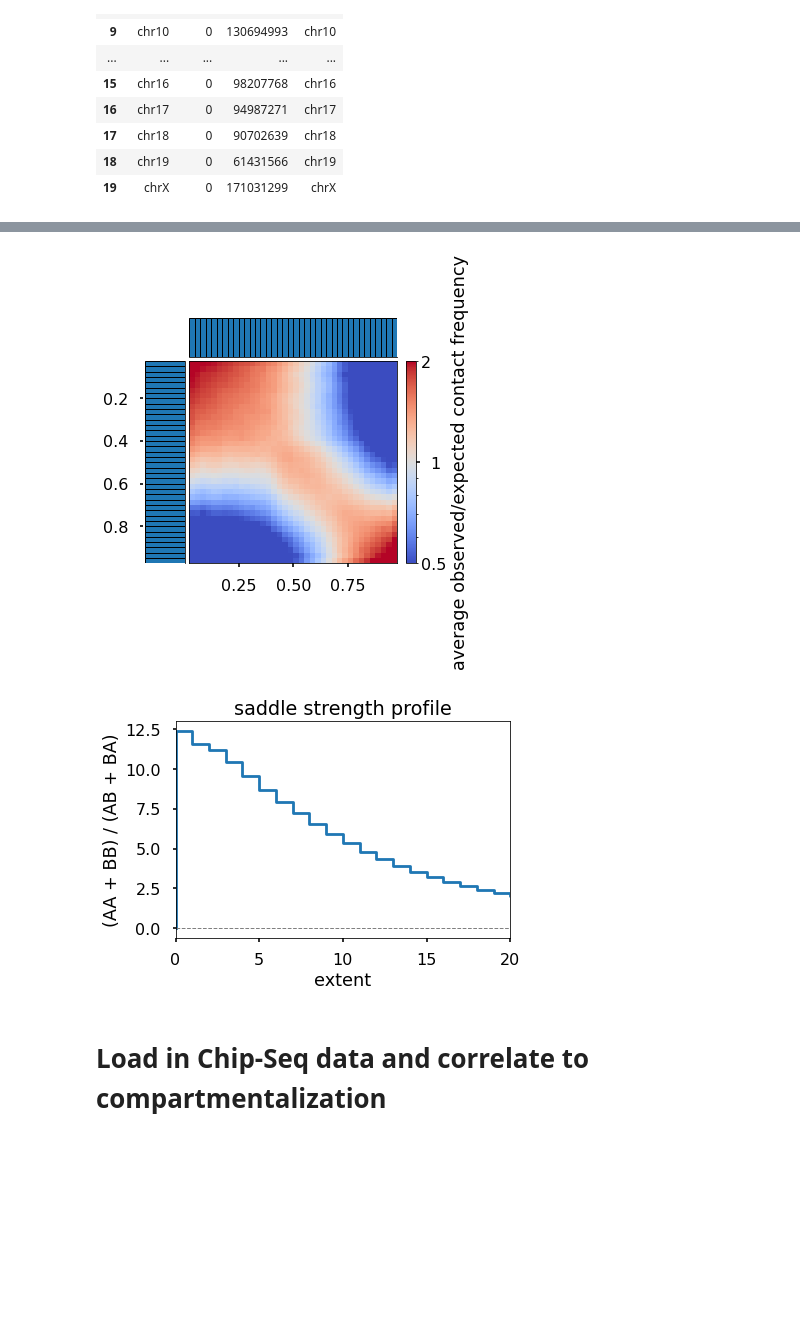
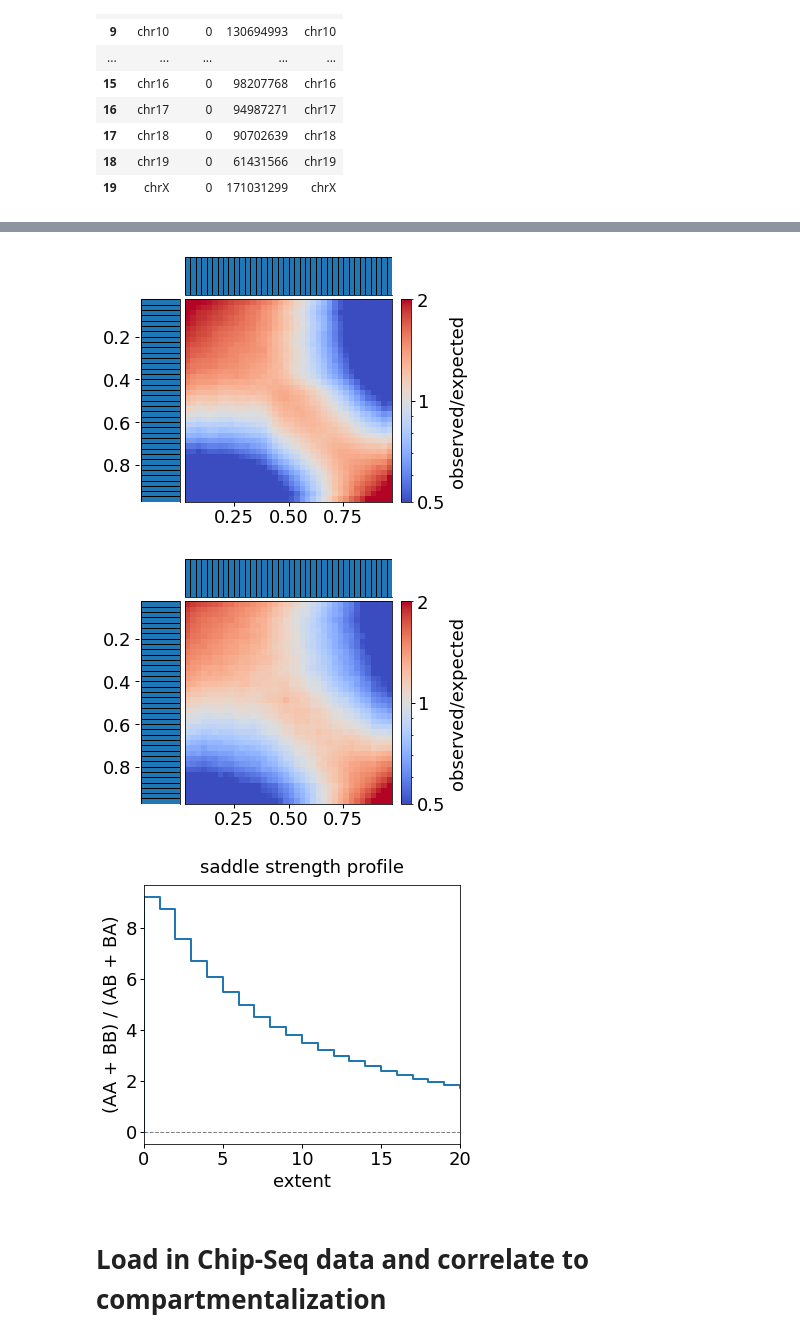
Before and after one commit to kannandeepti/HiC-RNAPII-degron, a Jupyter notebook: test-cooler.ipynb, the cells around one changed output, grey strips where cells are left out. Cells and saved outputs as stored; diff of their text form; code cells hidden in the pictures; blank space fills up the shorter version.

Commit message:
CODE: cooltools tutorial notebook

```diff
--- a/test-cooler.ipynb
+++ b/test-cooler.ipynb
@@ -535,13 +524,11 @@ display(view_df)
 | 1 | chr17 | 0 | 94987271 | chr17 |
 # %%
 # obtain first 3 eigenvectors
-cis_eigs = cooltools.eigs_cis(
-                        clr_100kb,
-                        gc_cov,
-                        view_df=view_df,
-                        n_eigs=3,
-                        )
-
+cis_eigs_control = cooltools.eigs_cis(clr_100kb_control, gc_cov, view_df=view_df, n_eigs=3)
+cis_eigs_trip = cooltools.eigs_cis(clr_100kb_trip, gc_cov, view_df=view_df, n_eigs=3)
+cis_eigs_auxin_trip = cooltools.eigs_cis(clr_100kb_auxin_trip, gc_cov, view_df=view_df, n_eigs=3)
 # cis_eigs[0] returns eigenvalues, here we focus on eigenvectors
-eigenvector_track = cis_eigs[1][['chrom','start','end','E1']]
+e1_control = cis_eigs[1][['chrom','start','end','E1']]
+e1_trip = cis_eigs_trip[1][['chrom','start','end','E1']]
+e1_auxin_trip = cis_eigs_auxin_trip[1][['chrom','start','end','E1']]
 # %%
@@ -683,10 +692,10 @@ Q_LO = 0.025 # ignore 2.5% of genomic bins with the lowest E1 values
 Q_HI = 0.975 # ignore 2.5% of genomic bins with the highest E1 values
 N_GROUPS = 38 # divide remaining 95% of the genome into 38 equisized groups, 2.5% each
 # %%
-interaction_sum, interaction_count =  cooltools.saddle(
-        clr_100kb,
-        cvd,
-        eigenvector_track,
+interaction_sum_control, interaction_count_control =  cooltools.saddle(
+        clr_100kb_control,
+        cvd_control,
+        e1_control,
         'cis',
         n_bins=N_GROUPS,
         qrange=(Q_LO,Q_HI),
@@ -700,6 +729,7 @@ def saddleplot(
     track,
     saddledata,
     n_bins,
+    tag,
     vrange=None,
     qrange=(0.0, 1.0),
     cmap="coolwarm",
@@ -886,16 +916,29 @@ def saddleplot(
     if ylabel is not None:
         grid["ax_margin_y"].set_ylabel(ylabel)
 
+    fig.tight_layout()
+    plt.savefig(f'plots/{tag}_E1_saddle.pdf')
     return grid
 # %%
 saddleplot(eigenvector_track,
            interaction_sum/interaction_count,
            N_GROUPS,
+           tag,
            qrange=(Q_LO,Q_HI),
-           cbar_kws={'label':'average observed/expected contact frequency'}
+           cbar_kws={'label':'observed/expected'},
           );
 # %% [output]
-[figure, old version]
+[figure, new version]
+# %%
+saddleplot(eigenvector_track,
+           interaction_sum/interaction_count,
+           N_GROUPS,
+           tag2,
+           qrange=(Q_LO,Q_HI),
+           cbar_kws={'label':'observed/expected'},
+          );
+# %% [output]
+[figure, added]
 # %%
 from cooltools.api.saddle import saddle_strength
 # at extent=0, this reduces to ((S/C)[0,0] + (S/C)[-1,-1]) / (2*(S/C)[-1,0])
@@ -909,8 +952,10 @@ plt.ylabel('(AA + BB) / (AB + BA)')
 plt.title('saddle strength profile')
 plt.axhline(0, c='grey', ls='--', lw=1) # Q: is there a reason this is 0 not 1?
 plt.xlim(0, len(x)//2); # Q: is this less intuitive than showing for all x, as it converges to no difference (i.e. 1)?
+fig.tight_layout()
+plt.savefig(f'plots/{tag2}_E1_saddle_strength.pdf')
 # %% [output]
-[figure, old version]
+[figure, new version]
 # %%
 interaction_sum.shape
 # %% [markdown]
```
Also changed, not shown: parts of 30 cells of this notebook, 10 other files.
